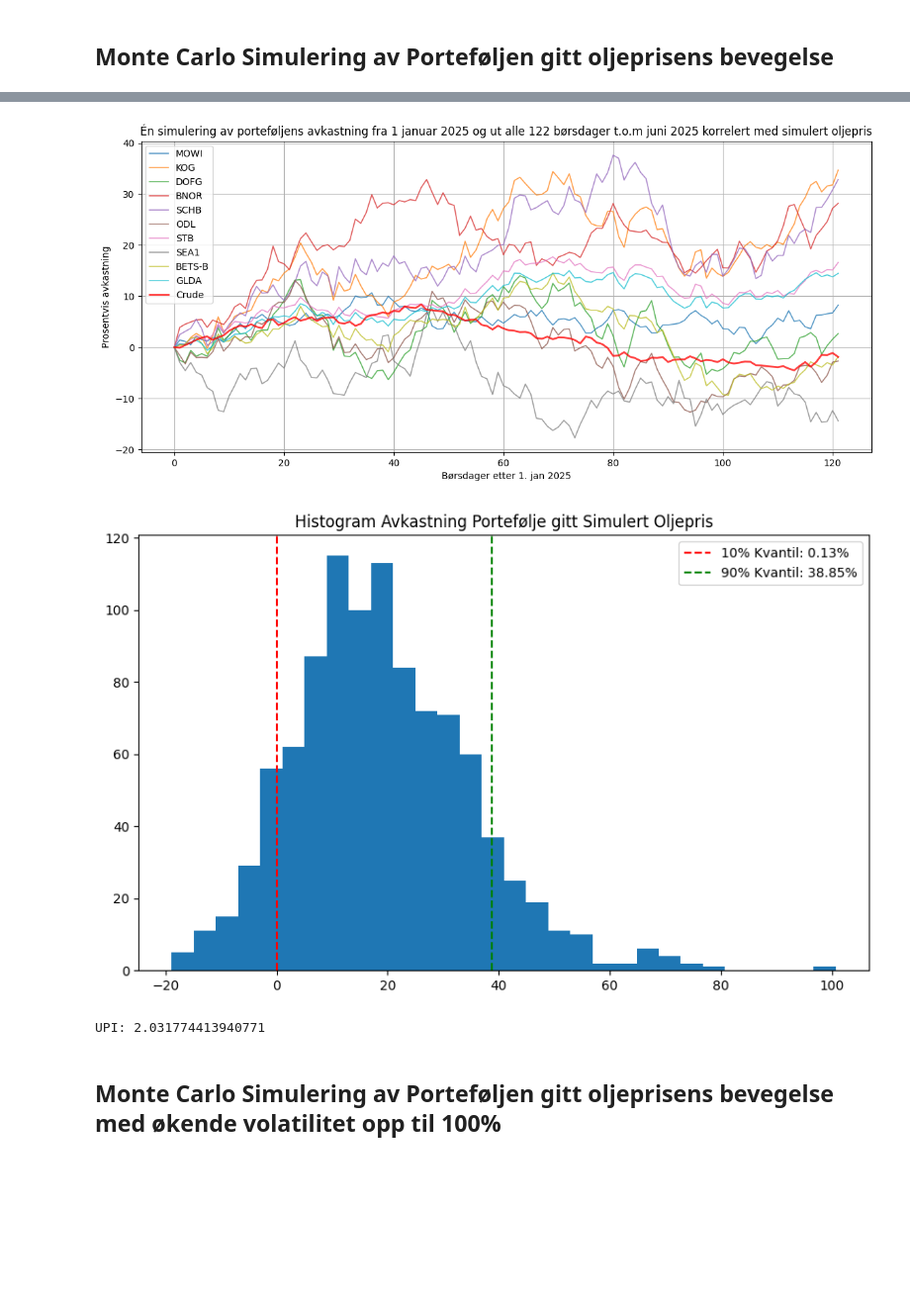
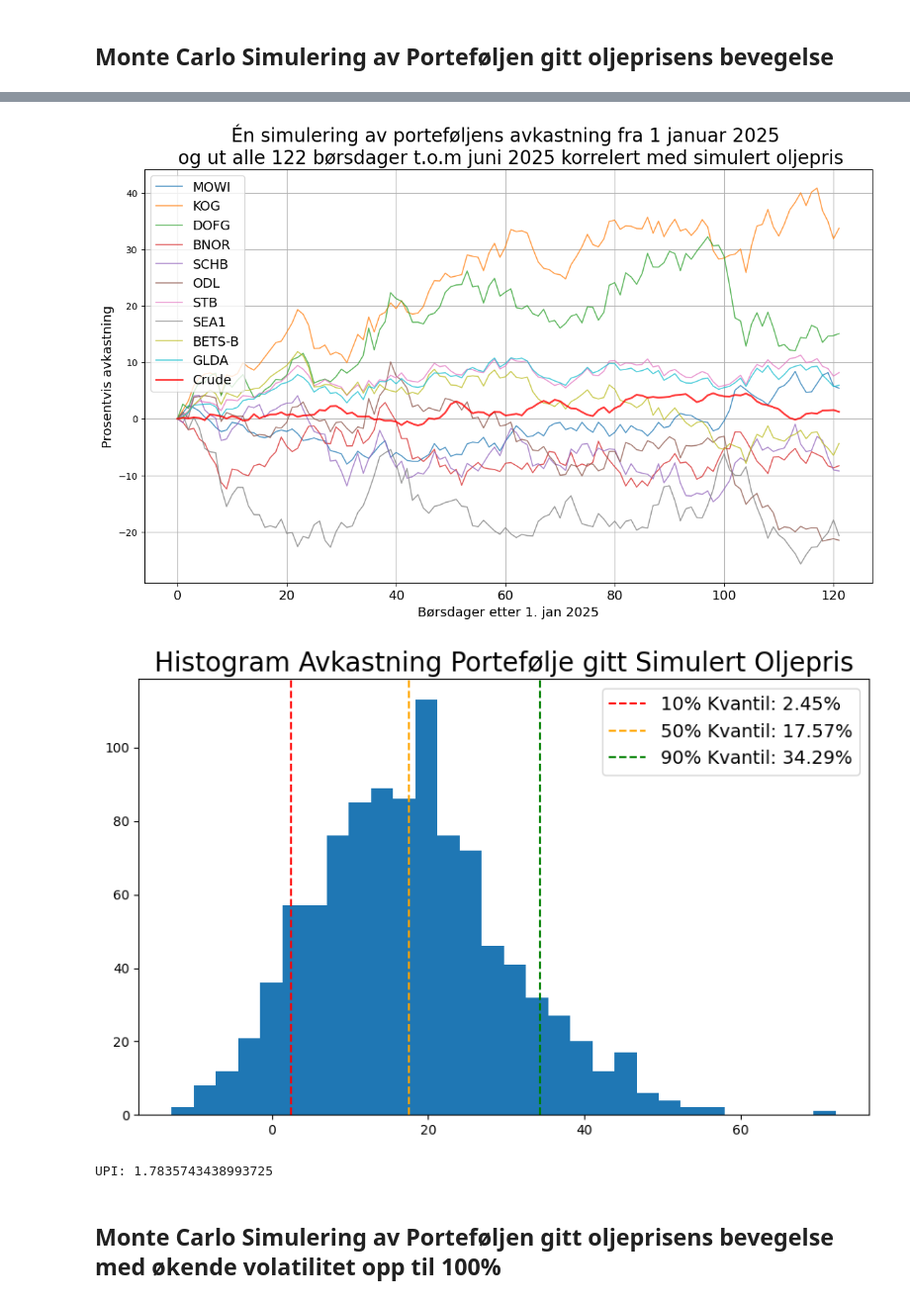
Before and after one commit to nathsten/stochastic-analysis, a Jupyter notebook: Fintech Stress Test/Portefølje Stress Test.ipynb, the cells around one changed output, grey strips where cells are left out. Shown at 99% size. Saved outputs shown, nothing was run; the diff lists cells and outputs as text; code cells hidden in the pictures; blank space fills up the shorter version.

```diff
--- a/Fintech Stress Test/Portefølje Stress Test.ipynb
+++ b/Fintech Stress Test/Portefølje Stress Test.ipynb
@@ -35,14 +35,21 @@ tickers_yf = nor_tickers + sv_tickers + eu_tickers
 tickers = [ticker.split(".")[0] for ticker in tickers_yf]
 # %%
 portfolio = {
-    'MOWI': 0.0667,
-    'KOG': 0.0299,
-    'DOFG': 0.3077,
-    'BNOR': 0.1176,
-    'SCHB': 0.2181,
-    'ODL': 0.0362,
-    'STB': 0.0052,
-    'SEA1': 0.1069,
-    'BETS-B': 0.0971,
-    'GLDA': 0.0147
+    'MOWI': 0.07,
+    'KOG': 0.06,
+    'DOFG': 0.04,
+    'BNOR': 0.11,
+    'SCHB': 0.07,
+    'ODL': 0.08,
+    'STB': 0.07,
+    'SEA1': 0.04,
+    'BETS-B': 0.06,
+    'GLDA': 0.13
 }
+
+tot = np.sum(list(portfolio.values()))
+
+for ticker in tickers:
+    portfolio[ticker] = portfolio[ticker] / tot
+
+portfolio
@@ -458,21 +487,22 @@ for t in range(1, T):
         paths[ticker][:, t] = np.array(paths[ticker][:, t-1]) * W
 # %%
 time = range(T)
-i = 486
-plt.figure(figsize=(14, 6))
+i = 969
+plt.figure(figsize=(14, 8))
 for ticker in tickers:
     plt.plot(time, 100*(paths[ticker][i]/paths[ticker][i][0] - 1), label=ticker, lw=1.2, alpha=0.75)
 
 plt.plot(time, 100*(C_t[i] / C_t[0] - 1), label='Crude', lw=2, alpha=0.75, color='red')
 
-plt.legend()
-plt.title(f'Én simulering av porteføljens avkastning fra 1 januar 2025 og ut alle 122 børsdager t.o.m juni 2025 korrelert med simulert oljepris')
+plt.legend(fontsize=14)
+plt.title(f'Én simulering av porteføljens avkastning fra 1 januar 2025 \n og ut alle 122 børsdager t.o.m juni 2025 korrelert med simulert oljepris', fontsize=20)
 plt.grid()
-plt.xlabel("Børsdager etter 1. jan 2025")
-plt.ylabel("Prosentvis avkastning")
+plt.xlabel("Børsdager etter 1. jan 2025", fontsize=14)
+plt.ylabel("Prosentvis avkastning", fontsize=14)
+plt.xticks(fontsize=14)
 plt.show()
 # %% [output]
-[figure, old version]
+[figure, new version]
 # %%
 avkastninger = {ticker: np.zeros(N) for ticker in tickers}
 
@@ -493,19 +523,21 @@ mu_r = np.mean(avkastninger_portfolio)
 sd_r = np.sqrt(np.var(avkastninger_portfolio))
 _10q = np.sort(avkastninger_portfolio)[int((N-1)*0.1 + 1)]
 _90q = np.sort(avkastninger_portfolio)[int((N-1)*0.9 + 1)]
+_50q = np.sort(avkastninger_portfolio)[int((N-1)*0.5 + 1)]
 
 plt.figure(figsize=(10, 6))
 plt.hist(avkastninger_portfolio, 30)
-plt.title("Histogram Avkastning Portefølje gitt Simulert Oljepris")
+plt.title("Histogram Avkastning Portefølje gitt Simulert Oljepris", fontsize=20)
 plt.axvline(_10q, color="red", linestyle="--", label=f"10% Kvantil: {round(_10q, 2)}%")
+plt.axvline(_50q, color="orange", linestyle="--", label=f"50% Kvantil: {round(_50q, 2)}%")
 plt.axvline(_90q, color="green", linestyle="--", label=f"90% Kvantil: {round(_90q, 2)}%")
-plt.legend()
+plt.legend(fontsize=14)
 
 plt.show()
 print(f'UPI: {( _90q - abs(_10q))/mu_r}')
 # %% [output]
-[figure, old version]
+[figure, new version]
-UPI: 2.031774413940771
+UPI: 1.7835743438993725
 # %% [markdown]
 ## Monte Carlo Simulering av Porteføljen gitt oljeprisens bevegelse med økende volatilitet opp til 100%
 # %%
```
Also changed, not shown: parts of 11 cells of this notebook.
